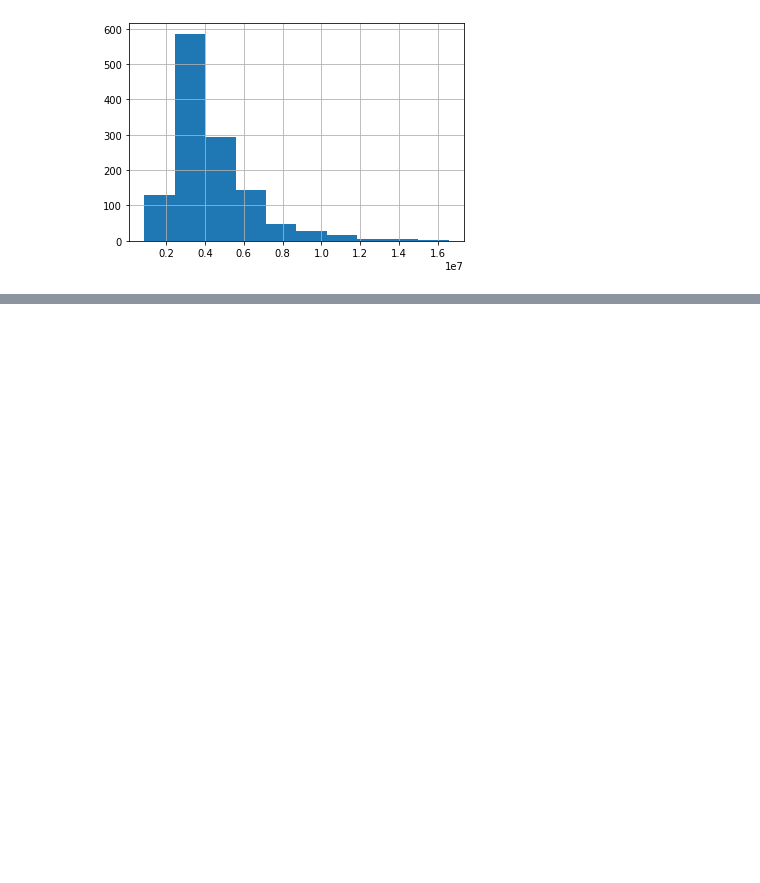
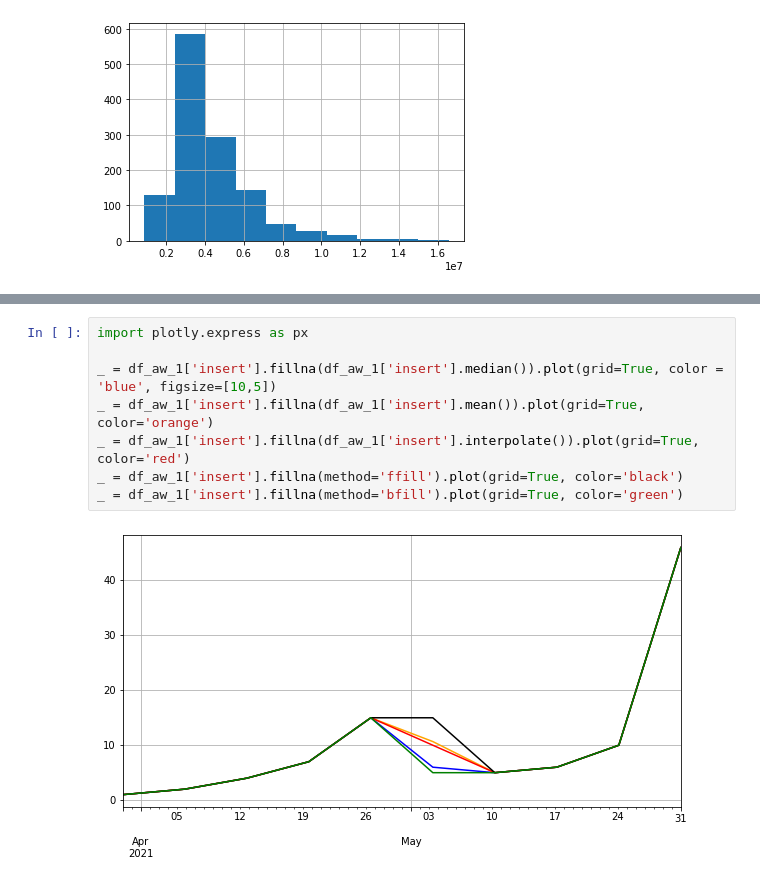
Before and after one commit to jdre1/Machine-Learning-Bootcamp, a Jupyter notebook: supervised/01_basic/extracting_featurtes.ipynb, the cells around one changed output, grey strips where cells are left out. Saved outputs shown, nothing was run; the diff lists cells and outputs as text; blank space fills up the shorter version.

```diff
--- a/supervised/01_basic/extracting_featurtes.ipynb
+++ b/supervised/01_basic/extracting_featurtes.ipynb
@@ -116,0 +111,10 @@ df_aw_1
+# %%
+import plotly.express as px
+
+_ = df_aw_1['insert'].fillna(df_aw_1['insert'].median()).plot(grid=True, color = 'blue', figsize=[10,5])
+_ = df_aw_1['insert'].fillna(df_aw_1['insert'].mean()).plot(grid=True, color='orange')
+_ = df_aw_1['insert'].fillna(df_aw_1['insert'].interpolate()).plot(grid=True, color='red')
+_ = df_aw_1['insert'].fillna(method='ffill').plot(grid=True, color='black')
+_ = df_aw_1['insert'].fillna(method='bfill').plot(grid=True, color='green')
+# %% [output]
+[figure, added]
```
Also changed, not shown: parts of 3 cells of this notebook.
